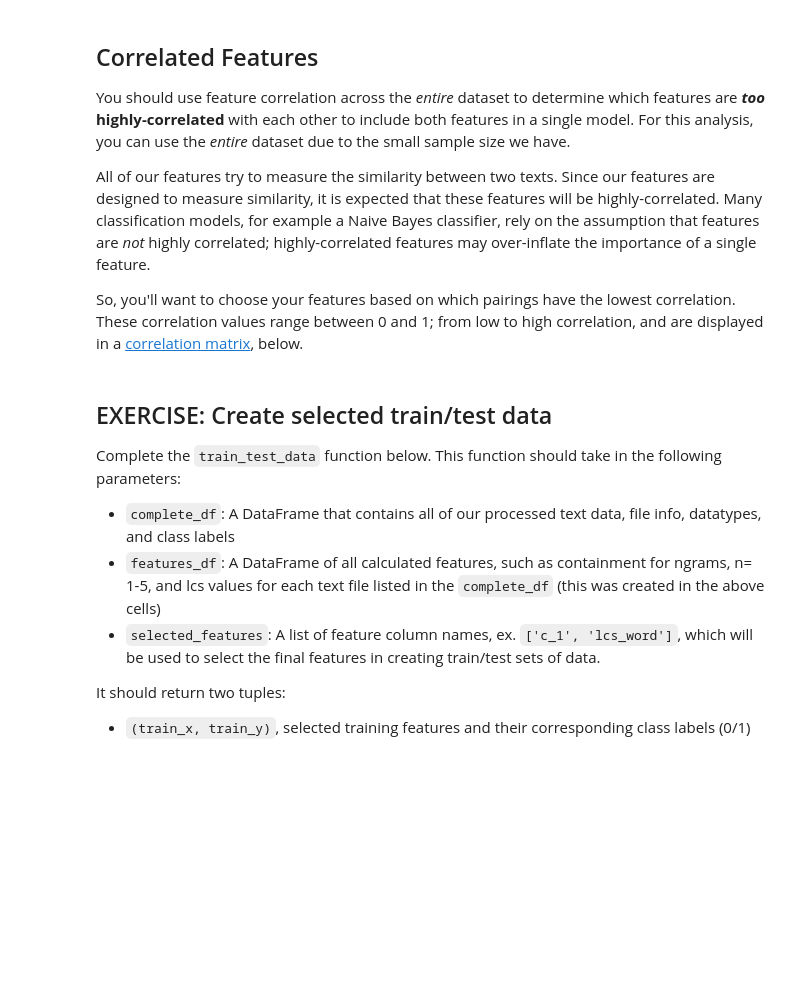
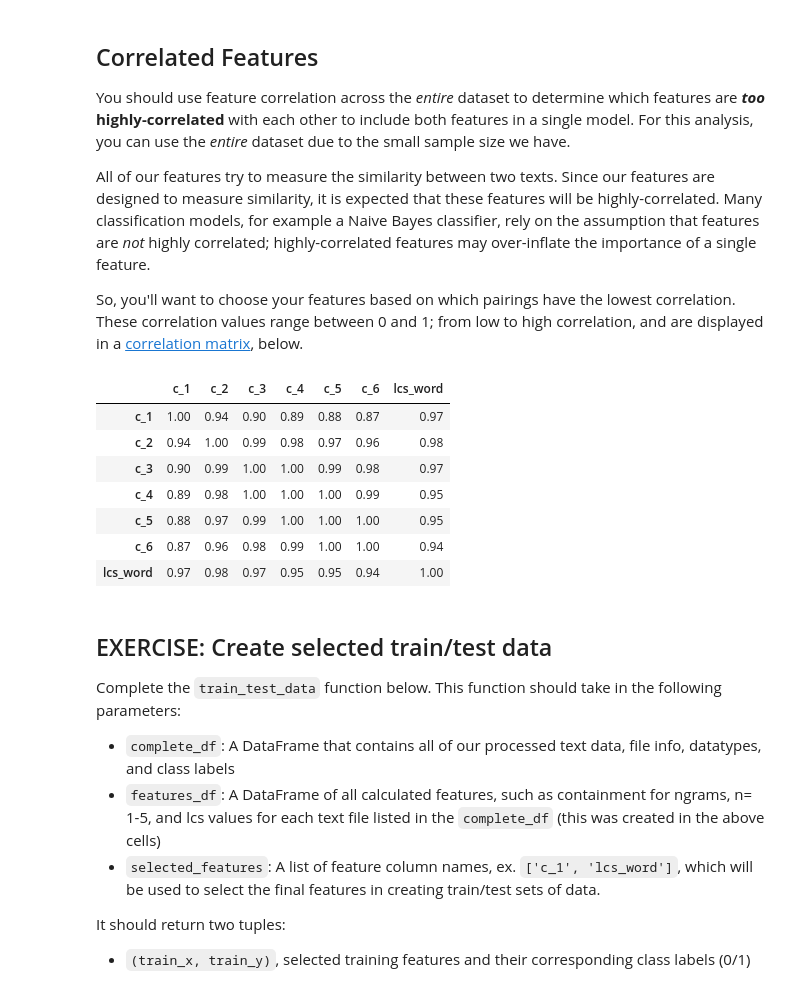
Before and after one commit to RobbyJS/Plagiarism_Detection, a Jupyter notebook: 2_Plagiarism_Feature_Engineering.ipynb, the cells around one changed output. Saved outputs shown, nothing was run; the diff lists cells and outputs as text; code cells hidden in the pictures; blank space fills up the shorter version.

```diff
--- a/2_Plagiarism_Feature_Engineering.ipynb
+++ b/2_Plagiarism_Feature_Engineering.ipynb
@@ -529,8 +541,23 @@ def lcs_norm_word(answer_text, source_text):
        :return: A normalized LCS value'''
 
     # your code here
+    answer_split = answer_text.split()
+    source_split = source_text.split()
+    nrows = len(source_split)+1
+    ncols = len(answer_split)+1
+    lcs_array = np.zeros((nrows, ncols), dtype=int)
+#     print(lcs_array.shape)
 
-    pass
+    # calculate lcs iterating row by row: rows, advance through source, columns, advance through answer
+    for row in range(1, nrows):
+        for col in range(1, ncols):
+            # detect match
+            if (answer_split[col-1]==source_split[row-1]):
+                lcs_array[row, col] = lcs_array[row-1, col-1]+1
+            else:
+                lcs_array[row, col] = max(lcs_array[row-1, col], lcs_array[row, col-1])
+#     print(f"length of sentence is {lcs_array[-1,-1]}")
+    return float(lcs_array[-1,-1])/float(ncols-1)
 # %% [markdown]
 ### Test cells
 
@@ -555,0 +587,16 @@ print('Test passed!')
+# %%
+# Run the test scenario from above
+# does your function return the expected value?
+
+A = "i think pagerank is a link analysis algorithm used by google that uses a system of weights attached to each element of a hyperlinked set of documents"
+S = "is a link analysis algorithm used by the google internet search engine that assigns a numerical weighting to each element of a hyperlinked set of documents"
+
+# calculate LCS
+lcs = lcs_norm_word(A, S)
+print('LCS = ', lcs)
+
+
+# expected value test
+assert lcs==19/27., "Incorrect LCS value, expected about 0.7408, got "+str(lcs)
+
+print('Test passed!')
@@ -722,12 +833,26 @@ So, you'll want to choose your features based on which pairings have the lowest
 # %%
 """
 DON'T MODIFY ANYTHING IN THIS CELL THAT IS BELOW THIS LINE
 """
 # Create correlation matrix for just Features to determine different models to test
-corr_matrix = features_df.corr().abs().round(2)
+import seaborn as sns
+
+cm = sns.light_palette("green", as_cmap=True)
+
+# s = df.style.background_gradient(cmap=cm)
+corr_matrix = features_df.corr().abs().round(2).style.background_gradient(cmap=cm).set_precision(2)
 
 # display shows all of a dataframe
 display(corr_matrix)
+# %% [output]
+|  | c_1 | c_2 | c_3 | c_4 | c_5 | c_6 | lcs_word |
+| c_1 | 1.00 | 0.94 | 0.90 | 0.89 | 0.88 | 0.87 | 0.97 |
+| c_2 | 0.94 | 1.00 | 0.99 | 0.98 | 0.97 | 0.96 | 0.98 |
+| c_3 | 0.90 | 0.99 | 1.00 | 1.00 | 0.99 | 0.98 | 0.97 |
+| c_4 | 0.89 | 0.98 | 1.00 | 1.00 | 1.00 | 0.99 | 0.95 |
+| c_5 | 0.88 | 0.97 | 0.99 | 1.00 | 1.00 | 1.00 | 0.95 |
+| c_6 | 0.87 | 0.96 | 0.98 | 0.99 | 1.00 | 1.00 | 0.94 |
+| lcs_word | 0.97 | 0.98 | 0.97 | 0.95 | 0.95 | 0.94 | 1.00 |
 # %% [markdown]
 ## EXERCISE: Create selected train/test data
 
```
Also changed, not shown: parts of 11 cells of this notebook.
